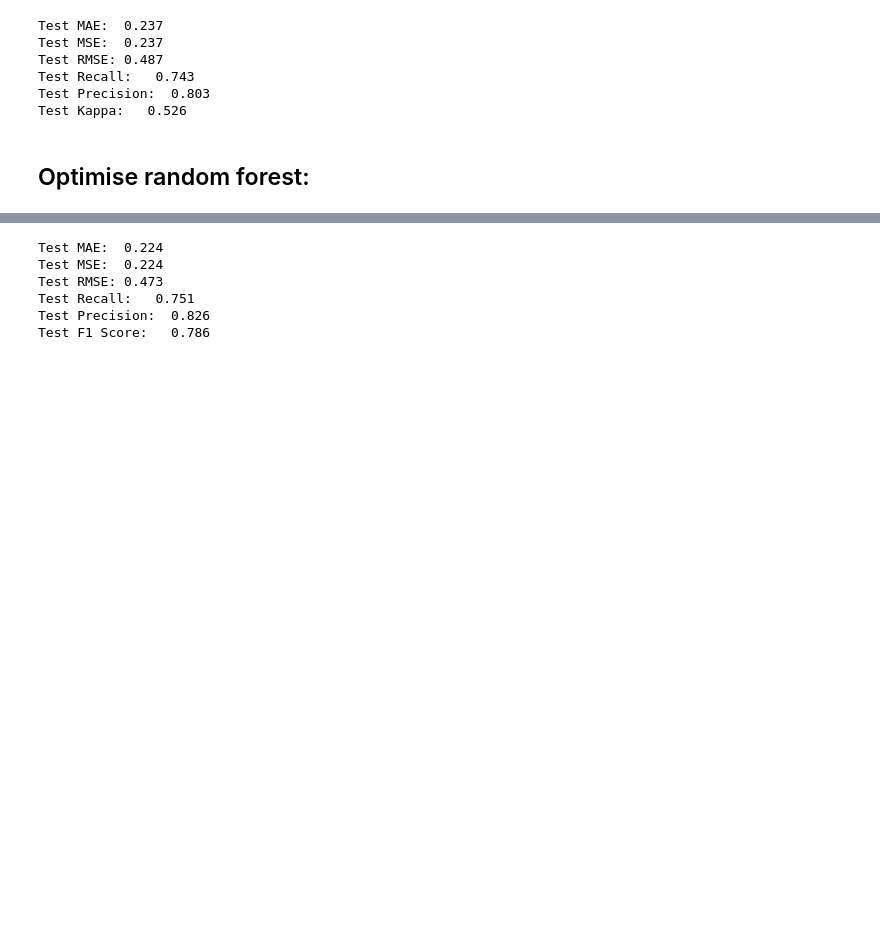
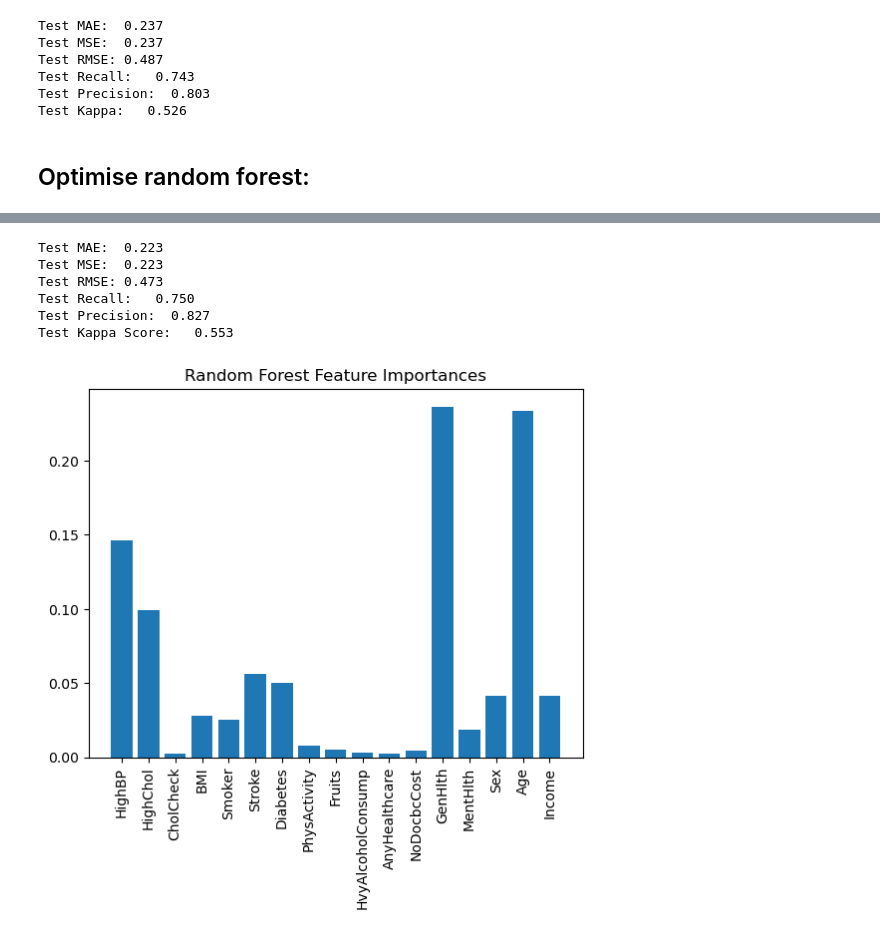
Before and after one commit to owen-george/Heart_Attack_ML-Model, a Jupyter notebook: notebooks/model_testing_owen.ipynb, the cells around one changed output, grey strips where cells are left out. Saved outputs shown, nothing was run; the diff lists cells and outputs as text; code cells hidden in the pictures; blank space fills up the shorter version.

```diff
--- a/notebooks/model_testing_owen.ipynb
+++ b/notebooks/model_testing_owen.ipynb
@@ -437,11 +440,19 @@ print(f"Test MSE: {mean_squared_error(y_pred_rf, y_test): .3f}")
 print(f"Test RMSE: {np.sqrt(mean_squared_error(y_pred_rf, y_test)):.3f}")
 print(f"Test Recall:  {recall_score(y_pred_rf, y_test): .3f}")
 print(f"Test Precision: {precision_score(y_pred_rf, y_test): .3f}")
-print(f"Test F1 Score:  {f1_score(y_pred_rf, y_test): .3f}")
+print(f"Test Kappa Score:  {cohen_kappa_score(y_pred_rf, y_test): .3f}")
 # %% [output]
-Test MAE:  0.224
-Test MSE:  0.224
+Test MAE:  0.223
+Test MSE:  0.223
 Test RMSE: 0.473
-Test Recall:   0.751
-Test Precision:  0.826
-Test F1 Score:   0.786
+Test Recall:   0.750
+Test Precision:  0.827
+Test Kappa Score:   0.553
+# %%
+feature_importances_rf = best_rf.feature_importances_
+plt.bar(x_train_norm_df.columns, feature_importances_rf)
+plt.xticks(rotation=90)
+plt.title('Random Forest Feature Importances')
+plt.show()
+# %% [output]
+[figure, added]
```
Also changed, not shown: parts of 5 cells of this notebook, 3 other files.
